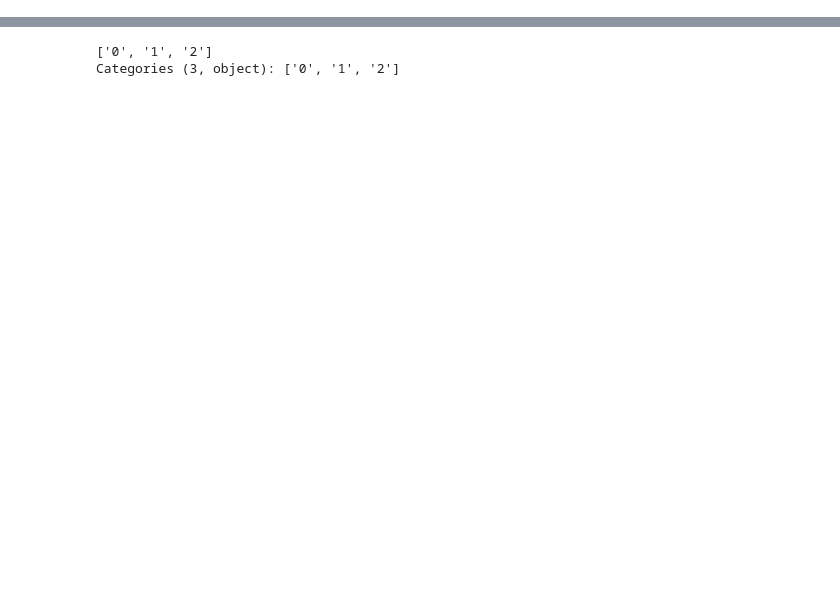
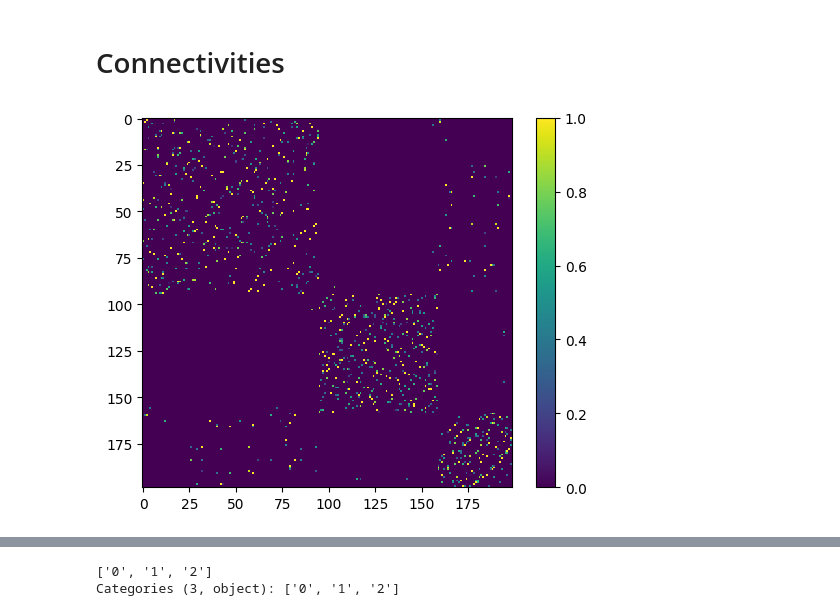
Before and after one commit to jonathanoesterle/toy_mosaics, a Jupyter notebook: dev_find_mosaic.ipynb, the cells around one changed output, grey strips where cells are left out. Saved outputs shown, nothing was run; the diff lists cells and outputs as text; code cells hidden in the pictures; blank space fills up the shorter version.

```diff
--- a/dev_find_mosaic.ipynb
+++ b/dev_find_mosaic.ipynb
@@ -98,0 +94,8 @@ sc.pp.neighbors(adata, n_neighbors=15, use_rep='X', method='umap')
+# %% [markdown]
+# Connectivities
+# %%
+plt.imshow(adata.obsp['connectivities'].toarray(), interpolation='none')
+plt.colorbar()
+plt.show()
+# %% [output]
+[figure, added]
```
Also changed, not shown: parts of 24 cells of this notebook, 2 other files.
